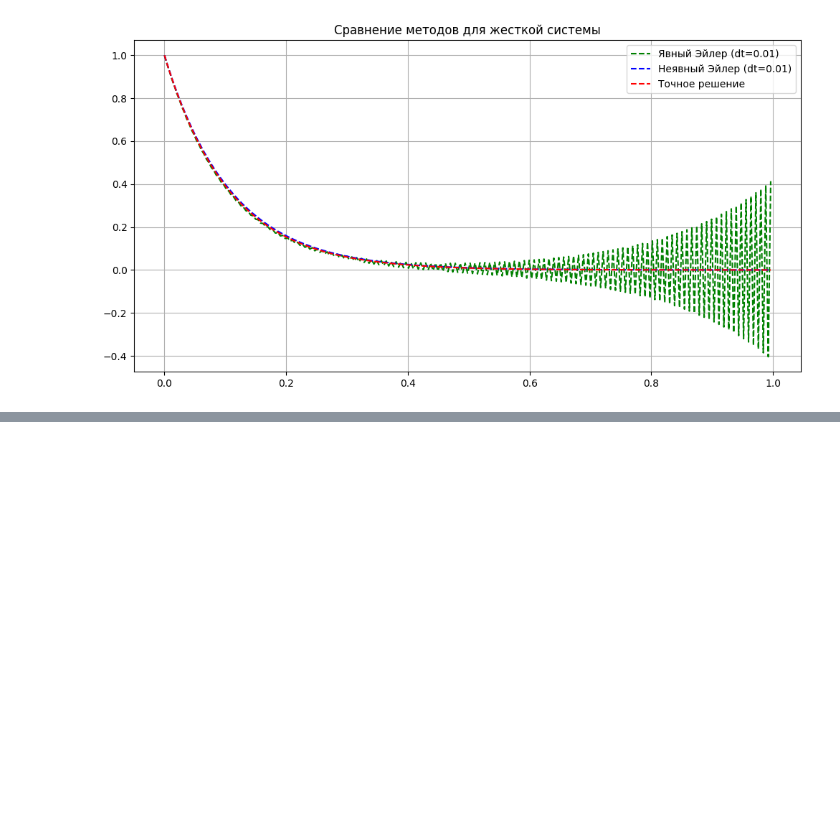
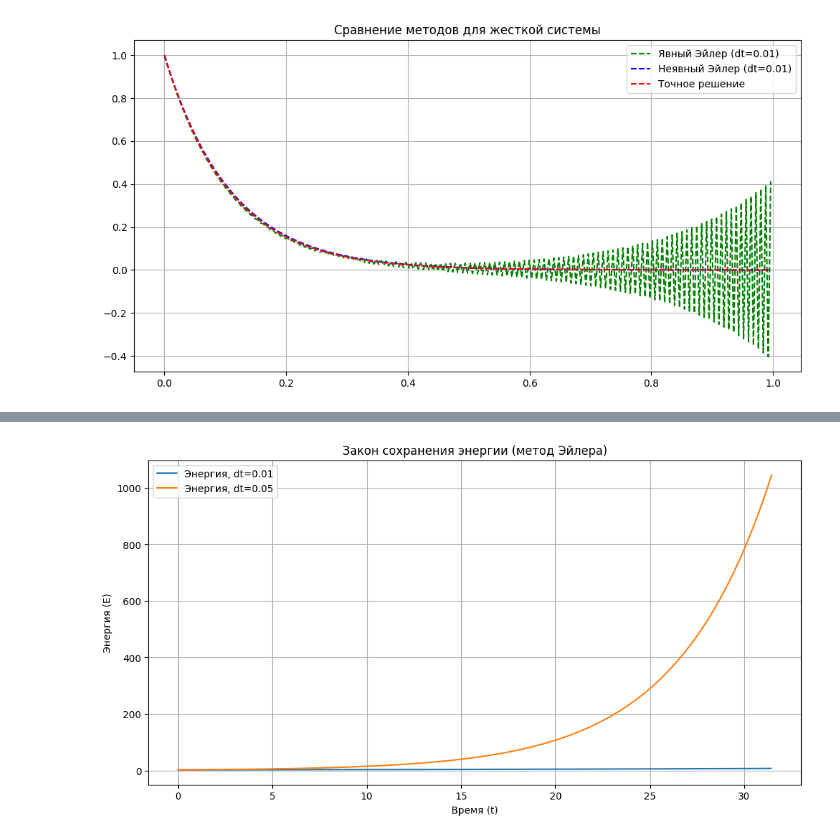
Before and after one commit to OhNoMyRook/Calculus, a Jupyter notebook: 2sem-5.ipynb, the cells around one changed output, grey strips where cells are left out. Saved outputs shown, nothing was run; the diff lists cells and outputs as text; code cells hidden in the pictures; blank space fills up the shorter version.

```diff
--- a/2sem-5.ipynb
+++ b/2sem-5.ipynb
@@ -233,0 +281,18 @@ plt.show()
+# %%
+def energy(y, omega):
+    return 0.5 * y[:, 1]**2 + 0.5 * omega**2 * y[:, 0]**2
+
+plt.figure(figsize=(12, 6))
+for dt in dt_list:
+    t, y = euler_solve(harmonic_ode, y0, t_span, dt)
+    E = energy(y, omega)
+    plt.plot(t, E, label=f'Энергия, dt={dt}')
+
+plt.xlabel('Время (t)')
+plt.ylabel('Энергия (E)')
+plt.title('Закон сохранения энергии (метод Эйлера)')
+plt.legend()
+plt.grid(True)
+plt.show()
+# %% [output]
+[figure, added]
```
Also changed, not shown: parts of 8 cells of this notebook.
